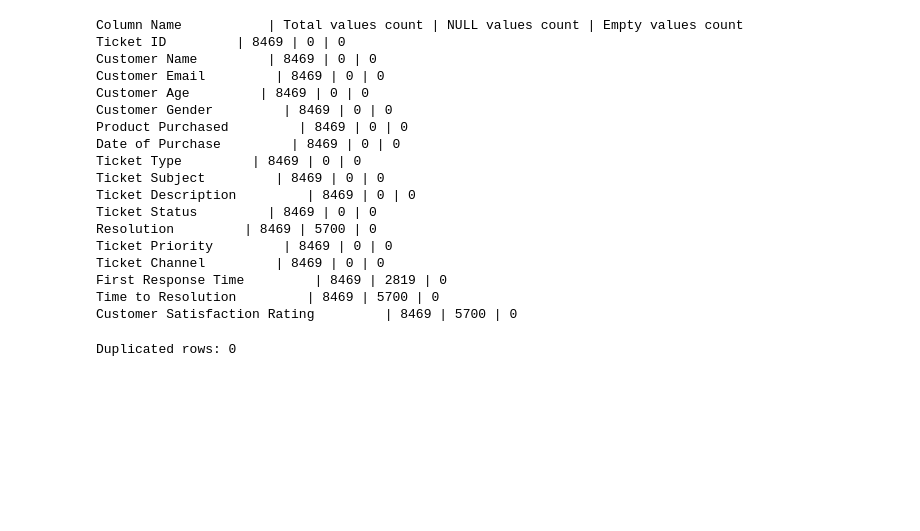
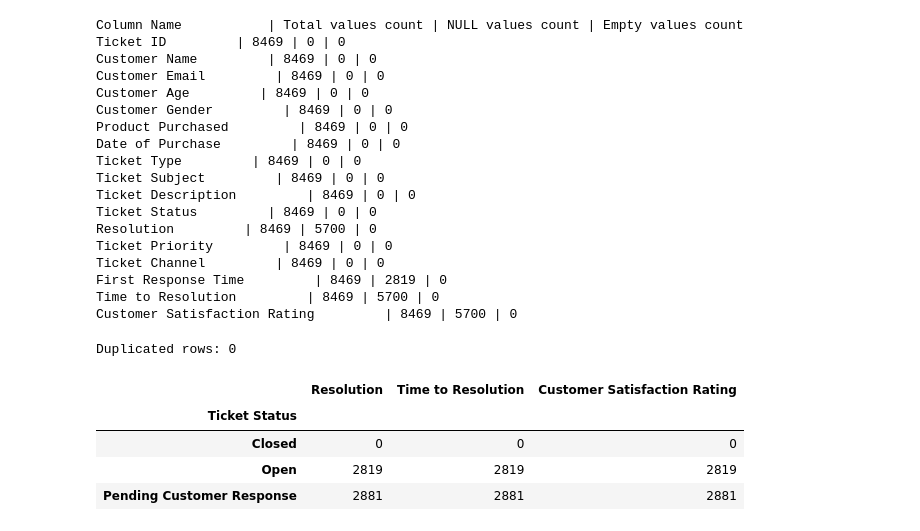
Before and after one commit to Saman555/TicketWise, a Jupyter notebook: ml/eda.ipynb, the cells around one changed output. Saved outputs shown, nothing was run; the diff lists cells and outputs as text; code cells hidden in the pictures; blank space fills up the shorter version.

```diff
--- a/ml/eda.ipynb
+++ b/ml/eda.ipynb
@@ -314,3 +314,13 @@ if(duplicated.any()):
 print("Duplicated rows:", sum)
 # %% [output]
 Duplicated rows: 0
+# %%
+# Checking correlation of Ticket Status with all 4 columns with NULL values
+# Resolution , Time to Resolution, Customer Satisfaction Rating, First Response Time
+df.groupby('Ticket Status')[['Resolution', 'Time to Resolution', 'Customer Satisfaction Rating']].apply(lambda x: x.isnull().sum())
+# %% [output]
+|  | Resolution | Time to Resolution | Customer Satisfaction Rating |
+| Ticket Status |  |  |  |
+| Closed | 0 | 0 | 0 |
+| Open | 2819 | 2819 | 2819 |
+| Pending Customer Response | 2881 | 2881 | 2881 |
```
